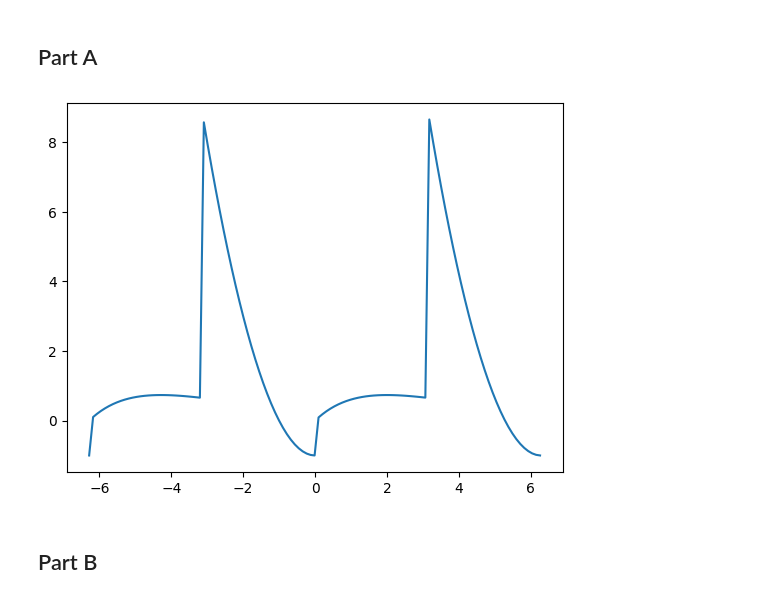
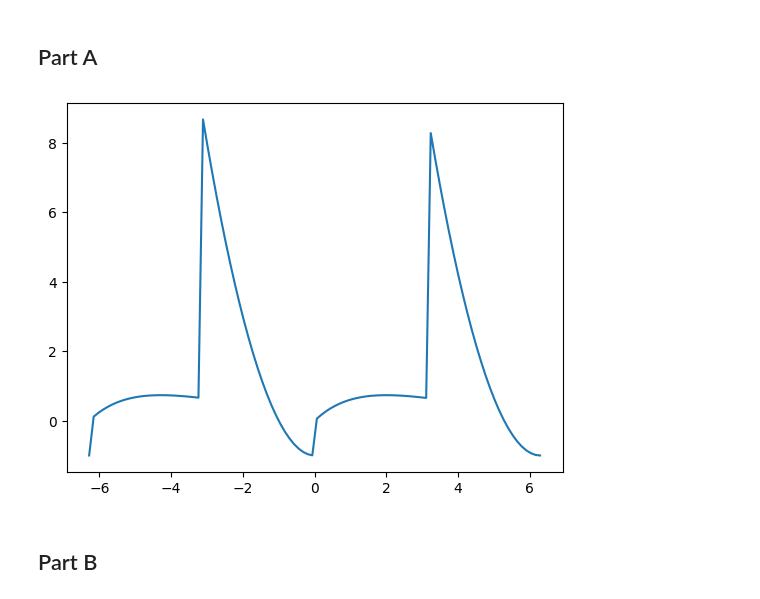
Before and after one commit to VinukaSilva/CM2607-CW, a Jupyter notebook: Question 1.ipynb, the cells around one changed output. Saved outputs shown, nothing was run; the diff lists cells and outputs as text; code cells hidden in the pictures.

```diff
--- a/Question 1.ipynb
+++ b/Question 1.ipynb
@@ -9,31 +9,31 @@ from sympy import nsimplify
 ## Part A
 # %%
 # Defining the Domain
-x_vals = np.arange(-2*np.pi, 2*np.pi, 0.11)
+x_vals = np.linspace(-2*np.pi, 2*np.pi, 100)
 period = 2*np.pi
 
 def func(x, b, f):
     y = 0
     if b <= x and 0 >= x:
         y = (x**2) - 1
     elif 0 <= x and f >= x:
         y = x * np.exp((-1/2)*x)
     if b > x:
         x_new = x + period
         y = func(x_new, b, f)
     elif f < x:
         x_new = x - period
         y = func(x_new, b, f)
     return y
 
 
 
 y_vals = [func(i, -np.pi, np.pi) for i in x_vals]
 
 plt.plot(x_vals, y_vals)
 plt.show()
 # %% [output]
-[figure, old version]
+[figure, new version]
 # %% [markdown]
 ## Part B
 # %%
```
Also changed, not shown: parts of 4 cells of this notebook.
